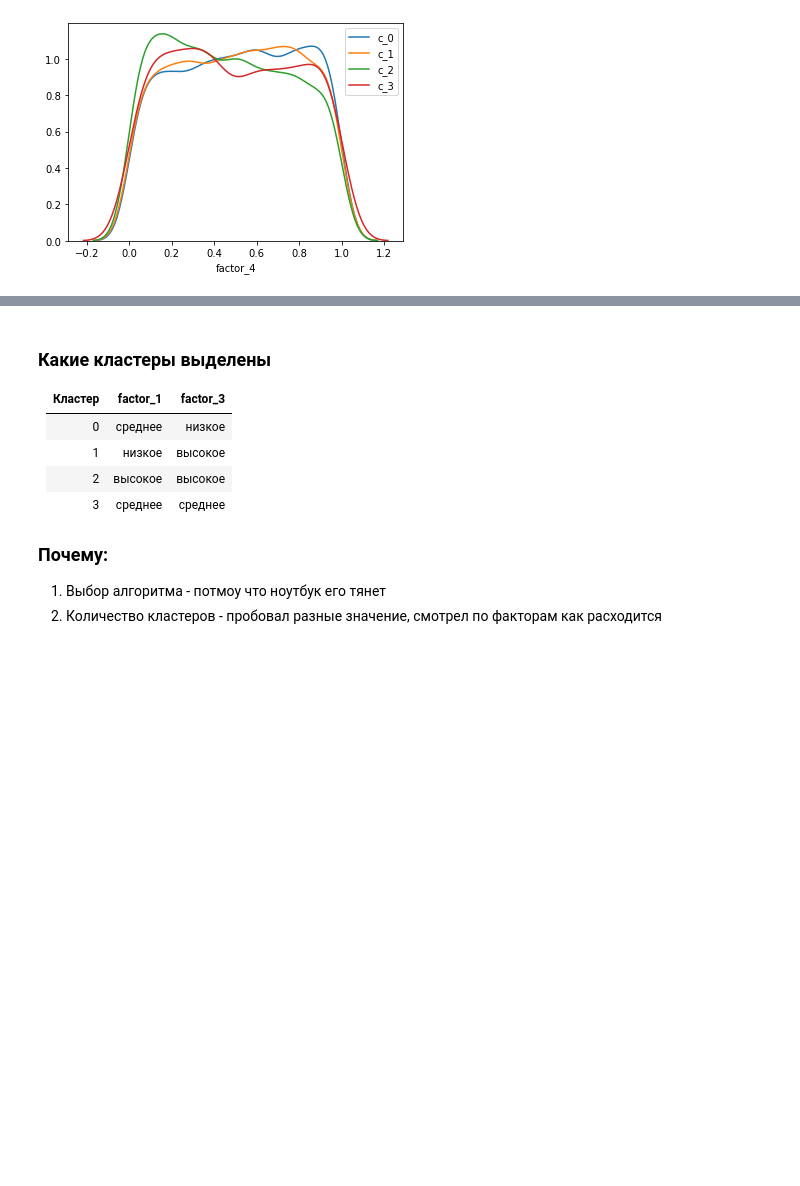
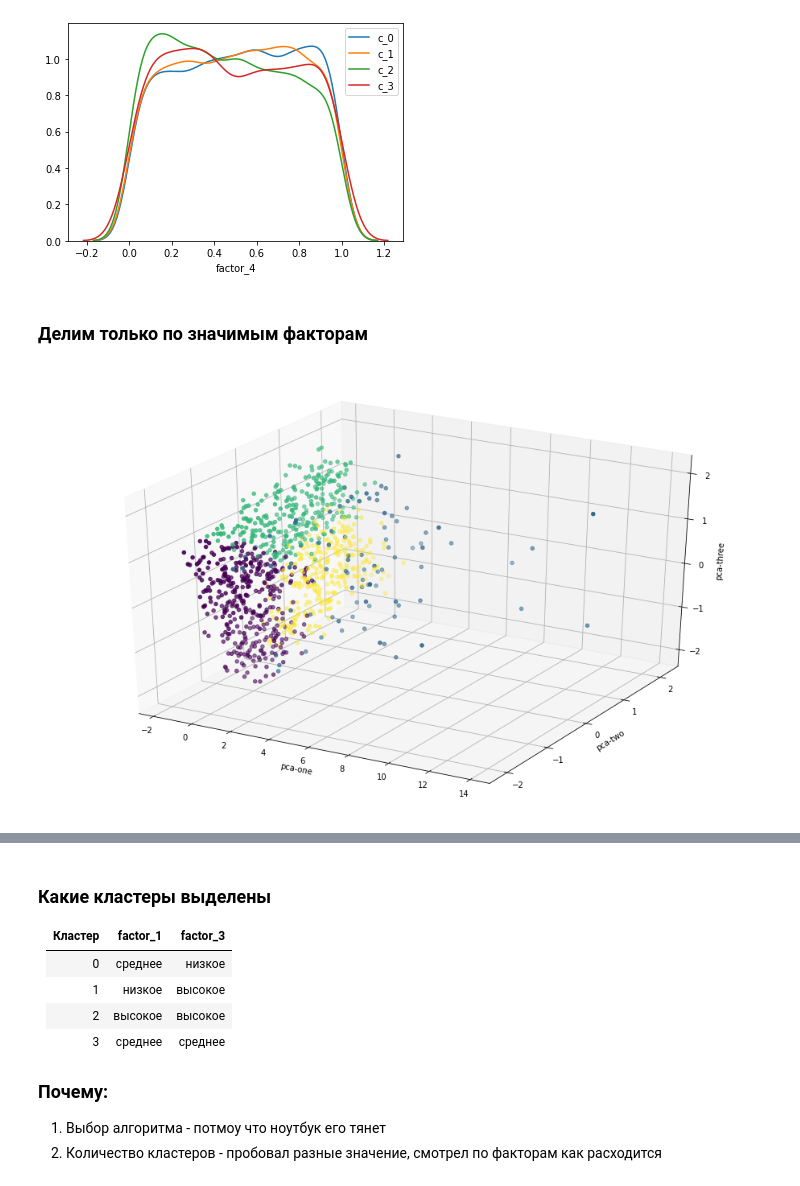
Before and after one commit to Hitriihoma/Xsolla_Summer_School_2020, a Jupyter notebook: User segmentaton ZubarevKN.ipynb, the cells around one changed output, grey strips where cells are left out. Drawn from its saved outputs; the diff is of its cells as text; code cells hidden in the pictures; blank space fills up the shorter version.

Commit message:
Task 2 User segmentation
Update by new factors change

```diff
--- a/User segmentaton ZubarevKN.ipynb
+++ b/User segmentaton ZubarevKN.ipynb
@@ -141,3 +141,33 @@ plt.close('all')
 [figure]
 [figure]
 [figure]
+# %% [markdown]
+### Делим только по значимым факторам
+# %%
+segment = segment_n.copy(deep=True)
+pca = PCA(n_components=5)
+pca_result = pca.fit_transform(segment[['Monetary' ,'Frequency','factor_1', 'factor_3' , 'Recency2']].values)
+segment['pca-one'] = pca_result[:,0]
+segment['pca-two'] = pca_result[:,1]
+segment['pca-three'] = pca_result[:,2]
+X = segment[['pca-one', 'pca-two', 'pca-three']]
+kmeans = KMeans(n_clusters=4, random_state=0).fit(X)
+segment['kmeans_p'] = segment.apply(lambda row: kmeans.predict([row[['pca-one', 'pca-two', 'pca-three']]]), axis=1)
+segment['kmeans_p'] = segment['kmeans_p'].astype(int)
+
+from mpl_toolkits.mplot3d import Axes3D
+rndperm = list(range(1,1000))
+
+ax = plt.figure(figsize=(16,10)).gca(projection='3d')
+ax.scatter(
+    xs=segment.loc[rndperm,:]["pca-one"],
+    ys=segment.loc[rndperm,:]["pca-two"],
+    zs=segment.loc[rndperm,:]["pca-three"],
+    c=segment.loc[rndperm,:]["kmeans_p"]
+)
+ax.set_xlabel('pca-one')
+ax.set_ylabel('pca-two')
+ax.set_zlabel('pca-three')
+plt.show()
+# %% [output]
+[figure, added]
```
Also changed, not shown: parts of 1 cell of this notebook.
